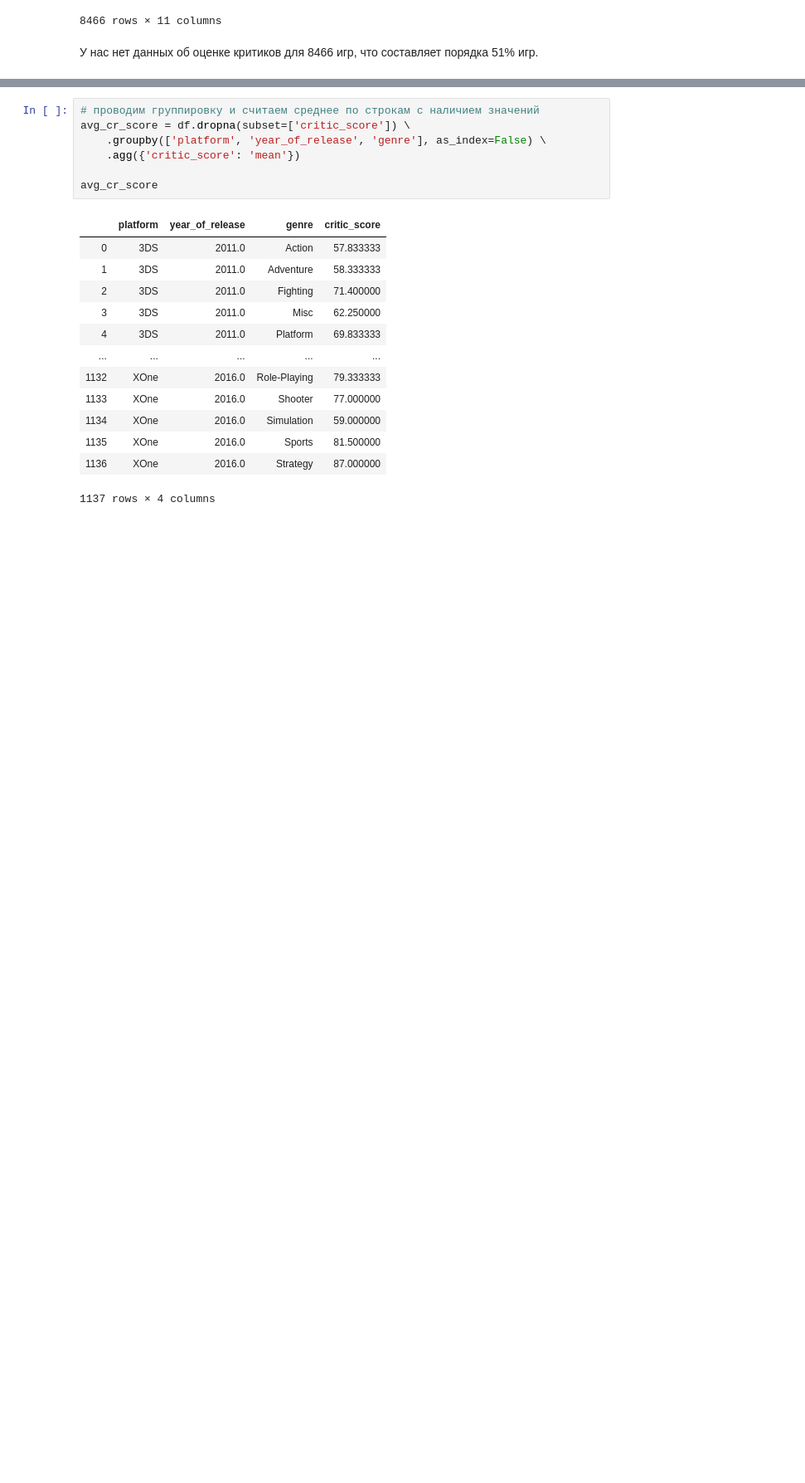
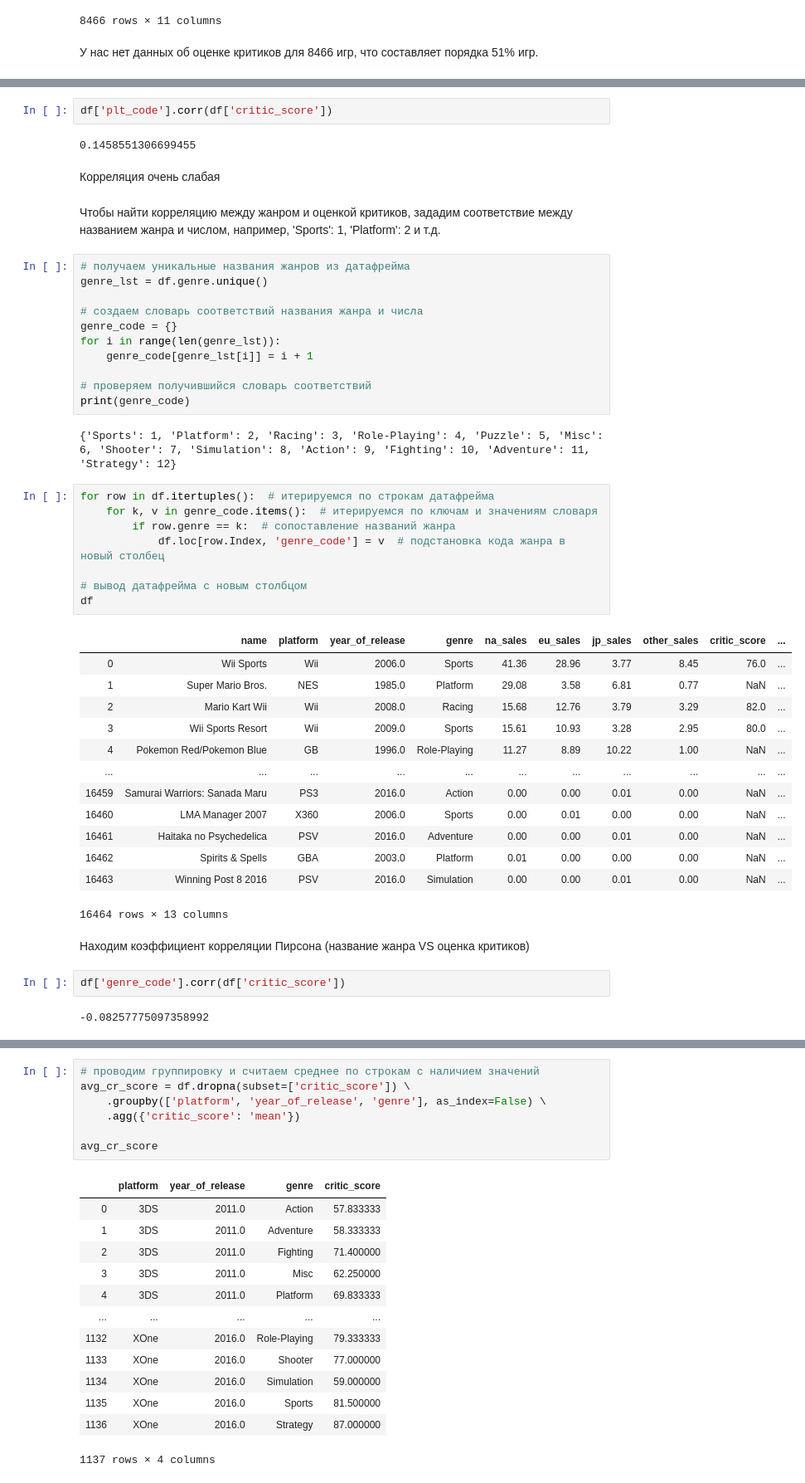
Before and after one commit to nktnlx/data_analysis_portfolio, a Jupyter notebook: video_games_sales.ipynb, the cells around one changed output, grey strips where cells are left out. Shown at 83% size. Cells and saved outputs as stored; diff of their text form; blank space fills up the shorter version.

```diff
--- a/video_games_sales.ipynb
+++ b/video_games_sales.ipynb
@@ -302,0 +363,49 @@ df[df['critic_score'].isna()]
+# %%
+df['plt_code'].corr(df['critic_score'])
+# %% [output]
+0.1458551306699455
+# %% [markdown]
+Корреляция очень слабая
+# %% [markdown]
+Чтобы найти корреляцию между жанром и оценкой критиков, зададим соответствие между названием жанра и числом, например, 'Sports': 1, 'Platform': 2 и т.д.
+# %%
+# получаем уникальные названия жанров из датафрейма
+genre_lst = df.genre.unique()
+
+# создаем словарь соответствий названия жанра и числа
+genre_code = {}
+for i in range(len(genre_lst)):
+    genre_code[genre_lst[i]] = i + 1
+
+# проверяем получившийся словарь соответствий
+print(genre_code)
+# %% [output]
+{'Sports': 1, 'Platform': 2, 'Racing': 3, 'Role-Playing': 4, 'Puzzle': 5, 'Misc': 6, 'Shooter': 7, 'Simulation': 8, 'Action': 9, 'Fighting': 10, 'Adventure': 11, 'Strategy': 12}
+# %%
+for row in df.itertuples():  # итерируемся по строкам датафрейма
+    for k, v in genre_code.items():  # итерируемся по ключам и значениям словаря
+        if row.genre == k:  # сопоставление названий жанра
+            df.loc[row.Index, 'genre_code'] = v  # подстановка кода жанра в новый столбец
+
+# вывод датафрейма с новым столбцом
+df
+# %% [output]
+|  | name | platform | year_of_release | genre | na_sales | eu_sales | jp_sales | other_sales | critic_score | ... |
+| 0 | Wii Sports | Wii | 2006.0 | Sports | 41.36 | 28.96 | 3.77 | 8.45 | 76.0 | ... |
+| 1 | Super Mario Bros. | NES | 1985.0 | Platform | 29.08 | 3.58 | 6.81 | 0.77 | NaN | ... |
+| 2 | Mario Kart Wii | Wii | 2008.0 | Racing | 15.68 | 12.76 | 3.79 | 3.29 | 82.0 | ... |
+| 3 | Wii Sports Resort | Wii | 2009.0 | Sports | 15.61 | 10.93 | 3.28 | 2.95 | 80.0 | ... |
+| 4 | Pokemon Red/Pokemon Blue | GB | 1996.0 | Role-Playing | 11.27 | 8.89 | 10.22 | 1.00 | NaN | ... |
+| ... | ... | ... | ... | ... | ... | ... | ... | ... | ... | ... |
+| 16459 | Samurai Warriors: Sanada Maru | PS3 | 2016.0 | Action | 0.00 | 0.00 | 0.01 | 0.00 | NaN | ... |
+| 16460 | LMA Manager 2007 | X360 | 2006.0 | Sports | 0.00 | 0.01 | 0.00 | 0.00 | NaN | ... |
+| 16461 | Haitaka no Psychedelica | PSV | 2016.0 | Adventure | 0.00 | 0.00 | 0.01 | 0.00 | NaN | ... |
+| 16462 | Spirits & Spells | GBA | 2003.0 | Platform | 0.01 | 0.00 | 0.00 | 0.00 | NaN | ... |
+| 16463 | Winning Post 8 2016 | PSV | 2016.0 | Simulation | 0.00 | 0.00 | 0.01 | 0.00 | NaN | ... |
+16464 rows × 13 columns
+# %% [markdown]
+Находим коэффициент корреляции Пирсона (название жанра VS оценка критиков)
+# %%
+df['genre_code'].corr(df['critic_score'])
+# %% [output]
+-0.08257775097358992
```
Also changed, not shown: parts of 83 cells of this notebook.
